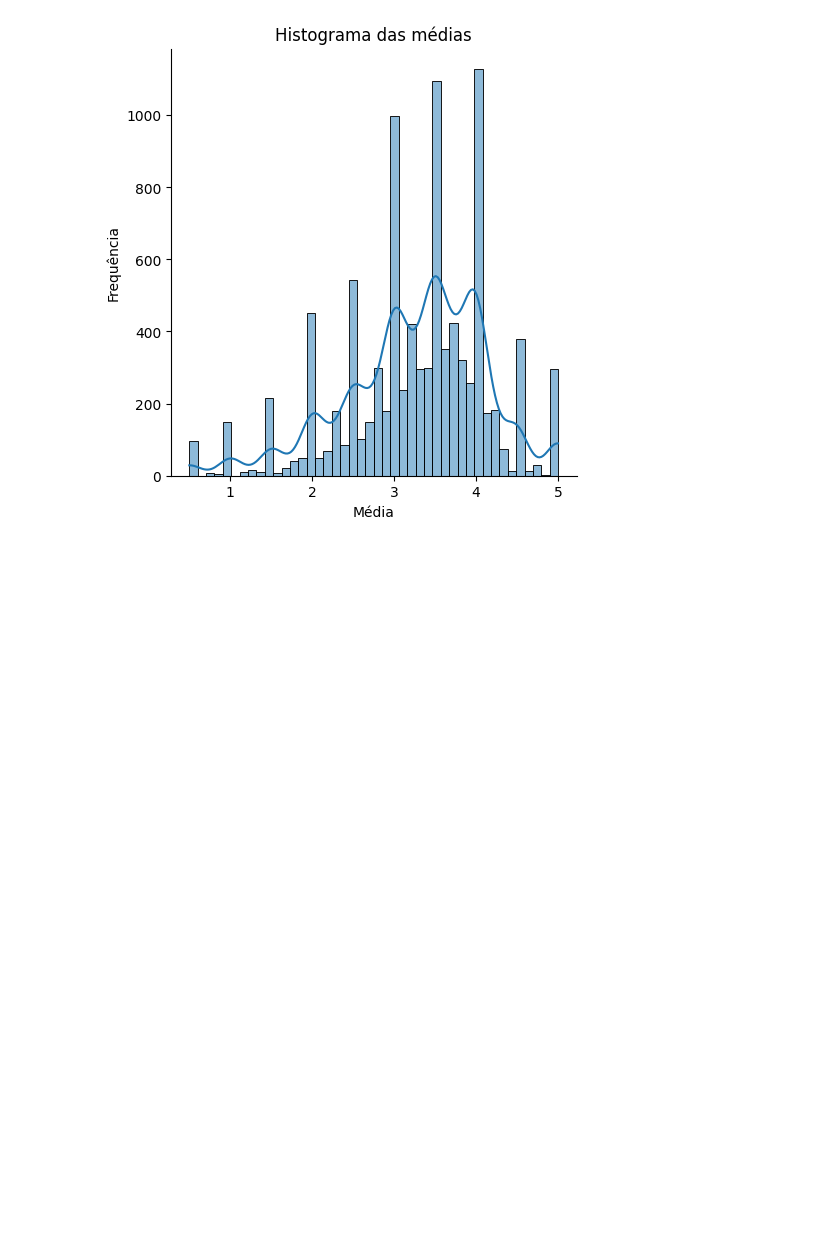
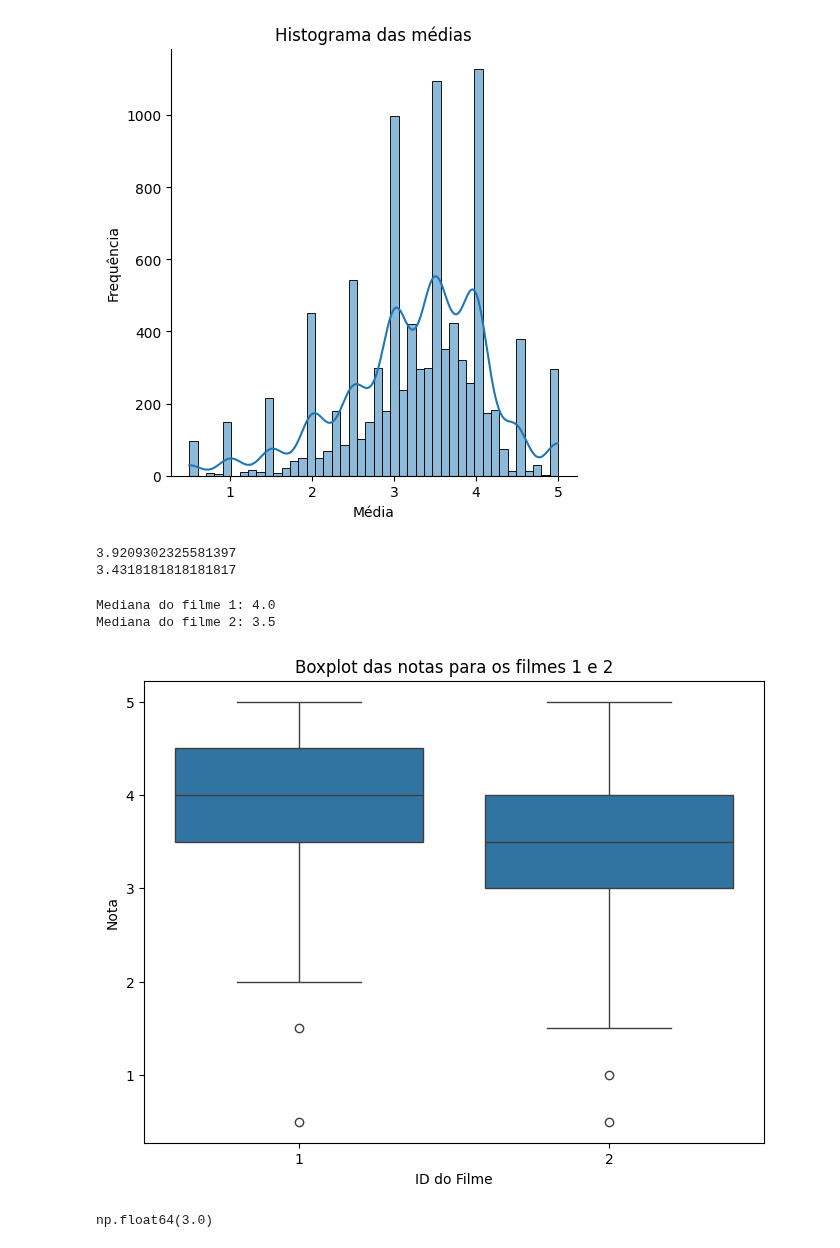
Before and after one commit to annaklaracss/data_science-, a Jupyter notebook: introdu_o_a_data_science.ipynb, the cells around one changed output. Cells and saved outputs as stored; diff of their text form; code cells hidden in the pictures; blank space fills up the shorter version.

```diff
--- a/introdu_o_a_data_science.ipynb
+++ b/introdu_o_a_data_science.ipynb
@@ -304,3 +304,44 @@ plt.ylabel('Frequência') #nomeando o eixo y do gráfico
 # %% [output]
 Text(-3.6805555555555554, 0.5, 'Frequência')
 [figure]
+# %%
+# prompt: extraia as notas dos dois filmes em variáveis distintas
+
+filme1_nota = notas.query("filmeId==1") ["nota"]
+filme2_nota = notas.query("filmeId==2")["nota"]
+media_filme1 = filme1_nota.mean()
+media_filme2 = filme2_nota.mean()
+
+print(media_filme1)
+print(media_filme2)
+# %% [output]
+3.9209302325581397
+3.4318181818181817
+# %%
+ # prompt: mesmo com a mediana
+
+import matplotlib.pyplot as plt
+mediana_filme1 = filme1_nota.median()
+mediana_filme2 = filme2_nota.median()
+
+print(f"Mediana do filme 1: {mediana_filme1}")
+print(f"Mediana do filme 2: {mediana_filme2}")
+
+# Visualizando com boxplot
+plt.figure(figsize=(8, 6))
+sns.boxplot(x="filmeId", y="nota", data=notas.query("filmeId in [1, 2]"))
+plt.title('Boxplot das notas para os filmes 1 e 2')
+plt.xlabel('ID do Filme')
+plt.ylabel('Nota')
+plt.show()
+# %% [output]
+Mediana do filme 1: 4.0
+Mediana do filme 2: 3.5
+[figure, added]
+# %%
+import numpy as np
+
+filme1 = [2.5]*10 + [3.5]*10
+np.mean(filme1)
+# %% [output]
+np.float64(3.0)
```
Also changed, not shown: parts of 10 cells of this notebook.
